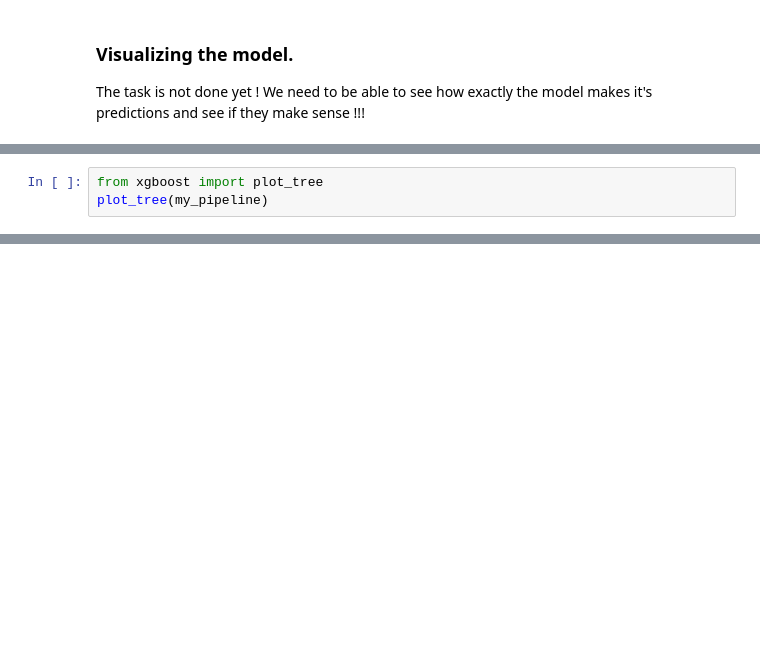
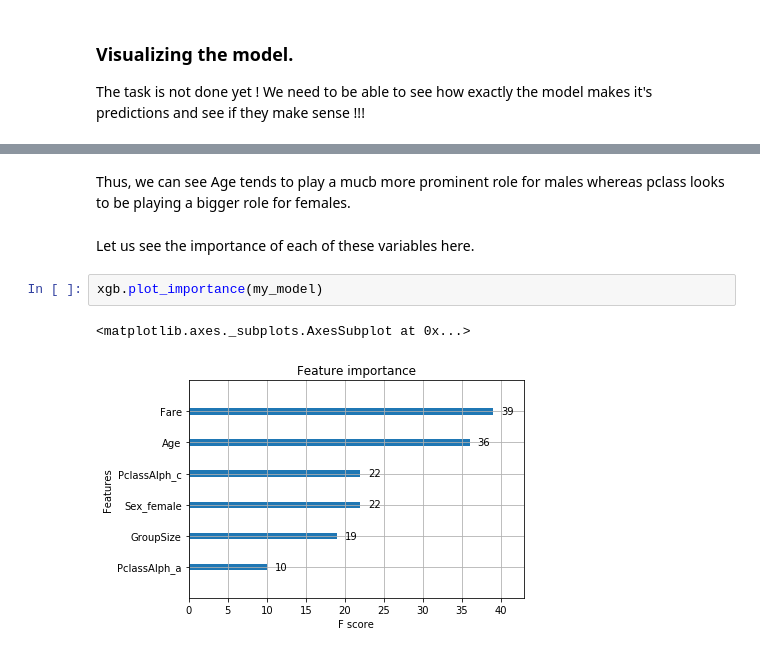
Before and after one commit to babinu-uthup-4JESUS-zz/titanic_survival_prediction, a Jupyter notebook: learn_from_aashita/model_building_and_testing.ipynb, the cells around one changed output, grey strips where cells are left out. Drawn from its saved outputs; the diff is of its cells as text; blank space fills up the shorter version.

```diff
--- a/learn_from_aashita/model_building_and_testing.ipynb
+++ b/learn_from_aashita/model_building_and_testing.ipynb
@@ -344,9 +385,15 @@ The task is not done yet ! We need to be able to see how exactly the model makes
 We use graphviz , a package that works nicely with displaying xgboost models. Unfortunately, it does not directly work with pipeline
-# %%
-from xgboost import plot_tree
-plot_tree(my_pipeline)
 # %%
 
 xgb.to_graphviz(my_model)
 # %% [output]
 [drawing not drawn]
+# %% [markdown]
+Thus, we can see Age tends to play a mucb more prominent role for males whereas pclass looks to be playing a bigger role for females.
+# %% [markdown]
+Let us see the importance of each of these variables here.
+# %%
+xgb.plot_importance(my_model)
+# %% [output]
+<matplotlib.axes._subplots.AxesSubplot at 0x...>
+[figure, added]
```
Also changed, not shown: parts of 18 cells of this notebook.
